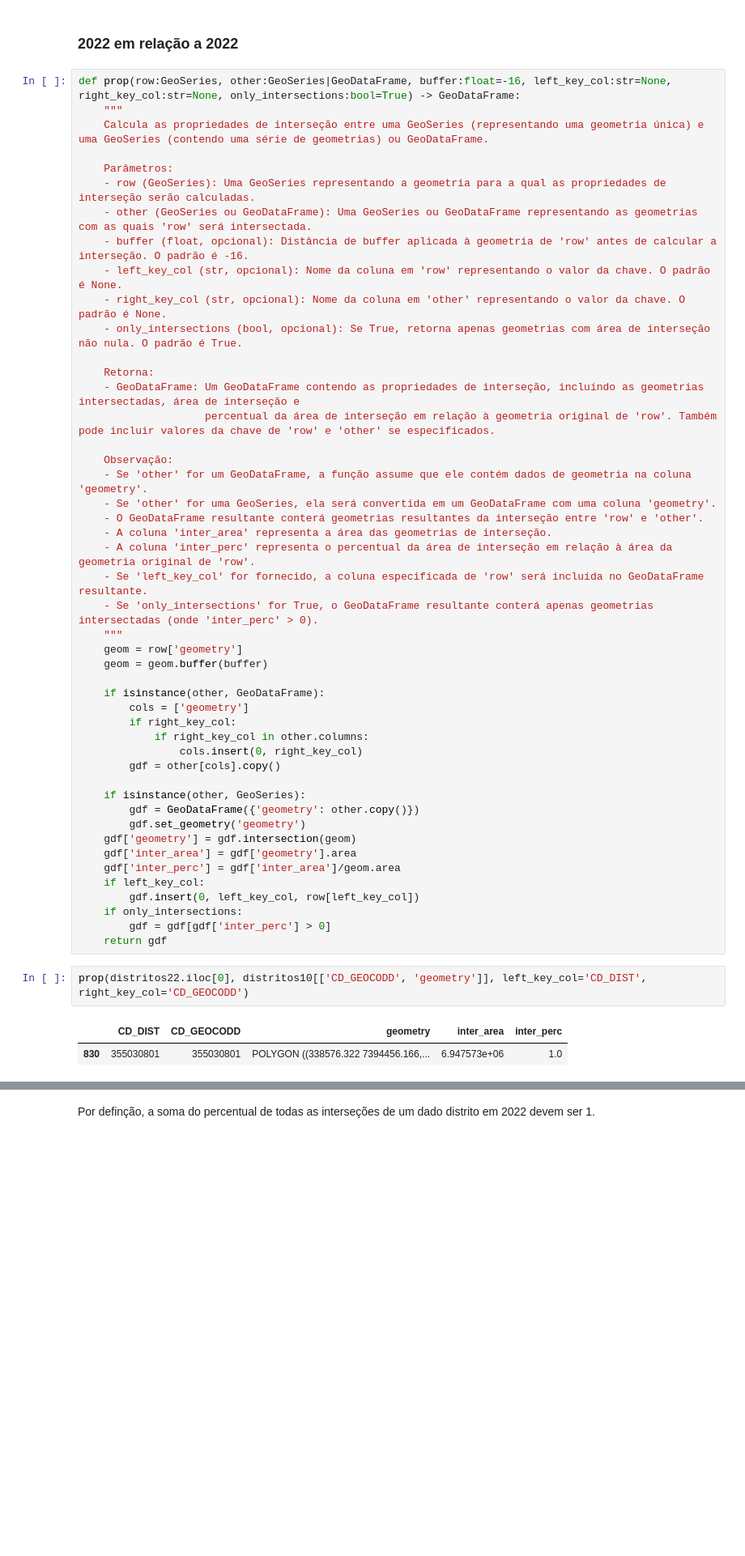
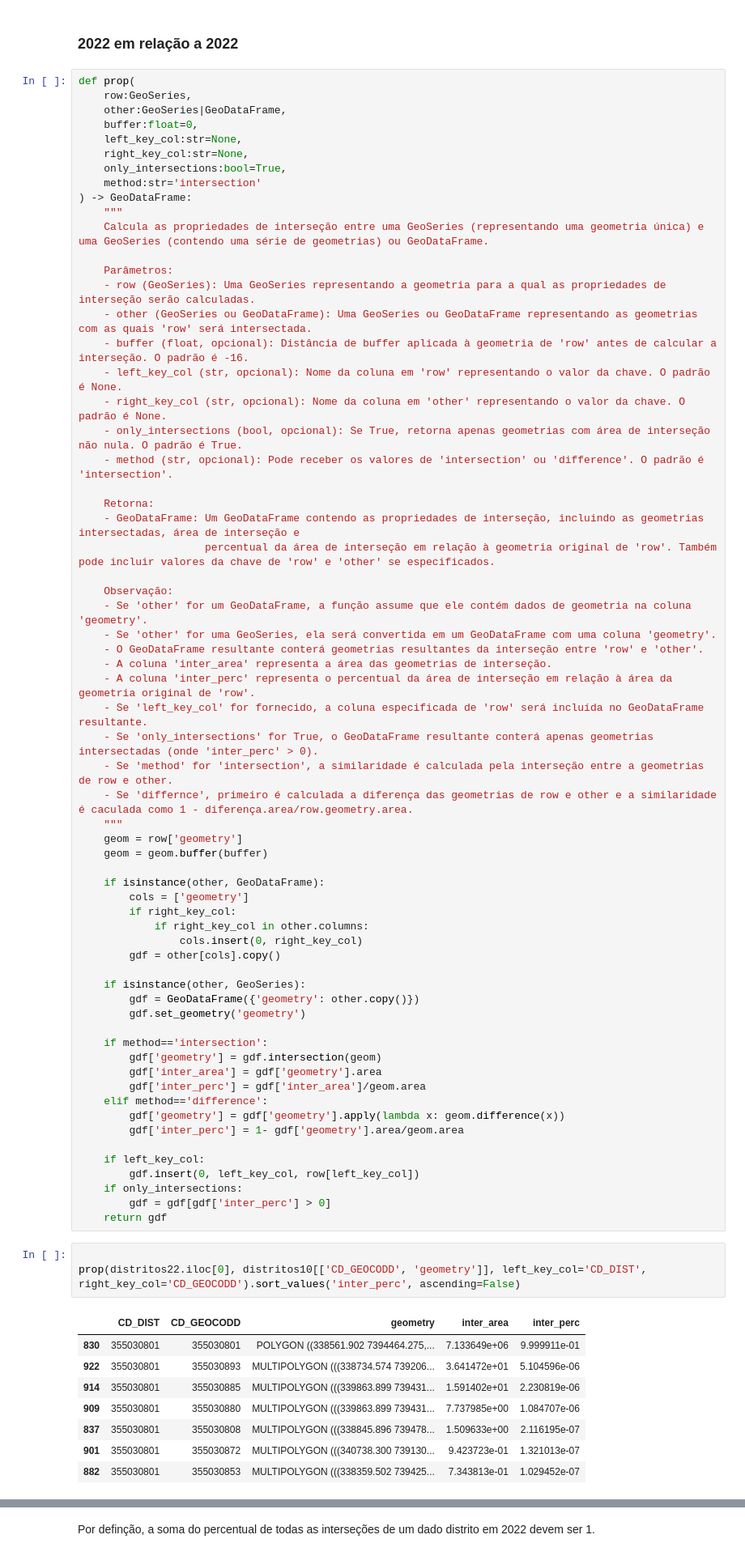
Before and after one commit to sepep-pmsp/compatibilizacao-setores-censitarios, a Jupyter notebook: Compatibilização.ipynb, the cells around one changed output, grey strips where cells are left out. Shown at 81% size. Cells and saved outputs as stored; diff of their text form; blank space fills up the shorter version.

Commit message:
Primeira versão de similaridade de setores adicionada

```diff
--- a/Compatibilização.ipynb
+++ b/Compatibilização.ipynb
@@ -305,7 +306,15 @@ As próximas seções buscam calcular essas duas formas.
 # %% [markdown]
 ### 2022 em relação a 2022
 # %%
-def prop(row:GeoSeries, other:GeoSeries|GeoDataFrame, buffer:float=-16, left_key_col:str=None, right_key_col:str=None, only_intersections:bool=True) -> GeoDataFrame:
+def prop(
+    row:GeoSeries,
+    other:GeoSeries|GeoDataFrame,
+    buffer:float=0,
+    left_key_col:str=None,
+    right_key_col:str=None,
+    only_intersections:bool=True,
+    method:str='intersection'
+) -> GeoDataFrame:
     """
     Calcula as propriedades de interseção entre uma GeoSeries (representando uma geometria única) e uma GeoSeries (contendo uma série de geometrias) ou GeoDataFrame.
 
@@ -316,6 +325,7 @@ def prop(row:GeoSeries, other:GeoSeries|GeoDataFrame, buffer:float=-16, left_key
     - left_key_col (str, opcional): Nome da coluna em 'row' representando o valor da chave. O padrão é None.
     - right_key_col (str, opcional): Nome da coluna em 'other' representando o valor da chave. O padrão é None.
     - only_intersections (bool, opcional): Se True, retorna apenas geometrias com área de interseção não nula. O padrão é True.
+    - method (str, opcional): Pode receber os valores de 'intersection' ou 'difference'. O padrão é 'intersection'.
 
     Retorna:
     - GeoDataFrame: Um GeoDataFrame contendo as propriedades de interseção, incluindo as geometrias intersectadas, área de interseção e
@@ -329,6 +339,8 @@ def prop(row:GeoSeries, other:GeoSeries|GeoDataFrame, buffer:float=-16, left_key
     - A coluna 'inter_perc' representa o percentual da área de interseção em relação à área da geometria original de 'row'.
     - Se 'left_key_col' for fornecido, a coluna especificada de 'row' será incluída no GeoDataFrame resultante.
     - Se 'only_intersections' for True, o GeoDataFrame resultante conterá apenas geometrias intersectadas (onde 'inter_perc' > 0).
+    - Se 'method' for 'intersection', a similaridade é calculada pela interseção entre a geometrias de row e other.
+    - Se 'differnce', primeiro é calculada a diferença das geometrias de row e other e a similaridade é caculada como 1 - diferença.area/row.geometry.area.
     """
     geom = row['geometry']
     geom = geom.buffer(buffer)
@@ -343,16 +355,29 @@ def prop(row:GeoSeries, other:GeoSeries|GeoDataFrame, buffer:float=-16, left_key
     if isinstance(other, GeoSeries):
         gdf = GeoDataFrame({'geometry': other.copy()})
         gdf.set_geometry('geometry')
-    gdf['geometry'] = gdf.intersection(geom)
-    gdf['inter_area'] = gdf['geometry'].area
-    gdf['inter_perc'] = gdf['inter_area']/geom.area
+
+    if method=='intersection':
+        gdf['geometry'] = gdf.intersection(geom)
+        gdf['inter_area'] = gdf['geometry'].area
+        gdf['inter_perc'] = gdf['inter_area']/geom.area
+    elif method=='difference':
+        gdf['geometry'] = gdf['geometry'].apply(lambda x: geom.difference(x))
+        gdf['inter_perc'] = 1- gdf['geometry'].area/geom.area
+
     if left_key_col:
         gdf.insert(0, left_key_col, row[left_key_col])
     if only_intersections:
         gdf = gdf[gdf['inter_perc'] > 0]
     return gdf
 # %%
-prop(distritos22.iloc[0], distritos10[['CD_GEOCODD', 'geometry']], left_key_col='CD_DIST', right_key_col='CD_GEOCODD')
+
+prop(distritos22.iloc[0], distritos10[['CD_GEOCODD', 'geometry']], left_key_col='CD_DIST', right_key_col='CD_GEOCODD').sort_values('inter_perc', ascending=False)
 # %% [output]
 |  | CD_DIST | CD_GEOCODD | geometry | inter_area | inter_perc |
-| 830 | 355030801 | 355030801 | POLYGON ((338576.322 7394456.166,... | 6.947573e+06 | 1.0 |
+| 830 | 355030801 | 355030801 | POLYGON ((338561.902 7394464.275,... | 7.133649e+06 | 9.999911e-01 |
+| 922 | 355030801 | 355030893 | MULTIPOLYGON (((338734.574 739206... | 3.641472e+01 | 5.104596e-06 |
+| 914 | 355030801 | 355030885 | MULTIPOLYGON (((339863.899 739431... | 1.591402e+01 | 2.230819e-06 |
+| 909 | 355030801 | 355030880 | MULTIPOLYGON (((339863.899 739431... | 7.737985e+00 | 1.084707e-06 |
+| 837 | 355030801 | 355030808 | MULTIPOLYGON (((338845.896 739478... | 1.509633e+00 | 2.116195e-07 |
+| 901 | 355030801 | 355030872 | MULTIPOLYGON (((340738.300 739130... | 9.423723e-01 | 1.321013e-07 |
+| 882 | 355030801 | 355030853 | MULTIPOLYGON (((338359.502 739425... | 7.343813e-01 | 1.029452e-07 |
```
Also changed, not shown: parts of 46 cells of this notebook, 1 other file.
